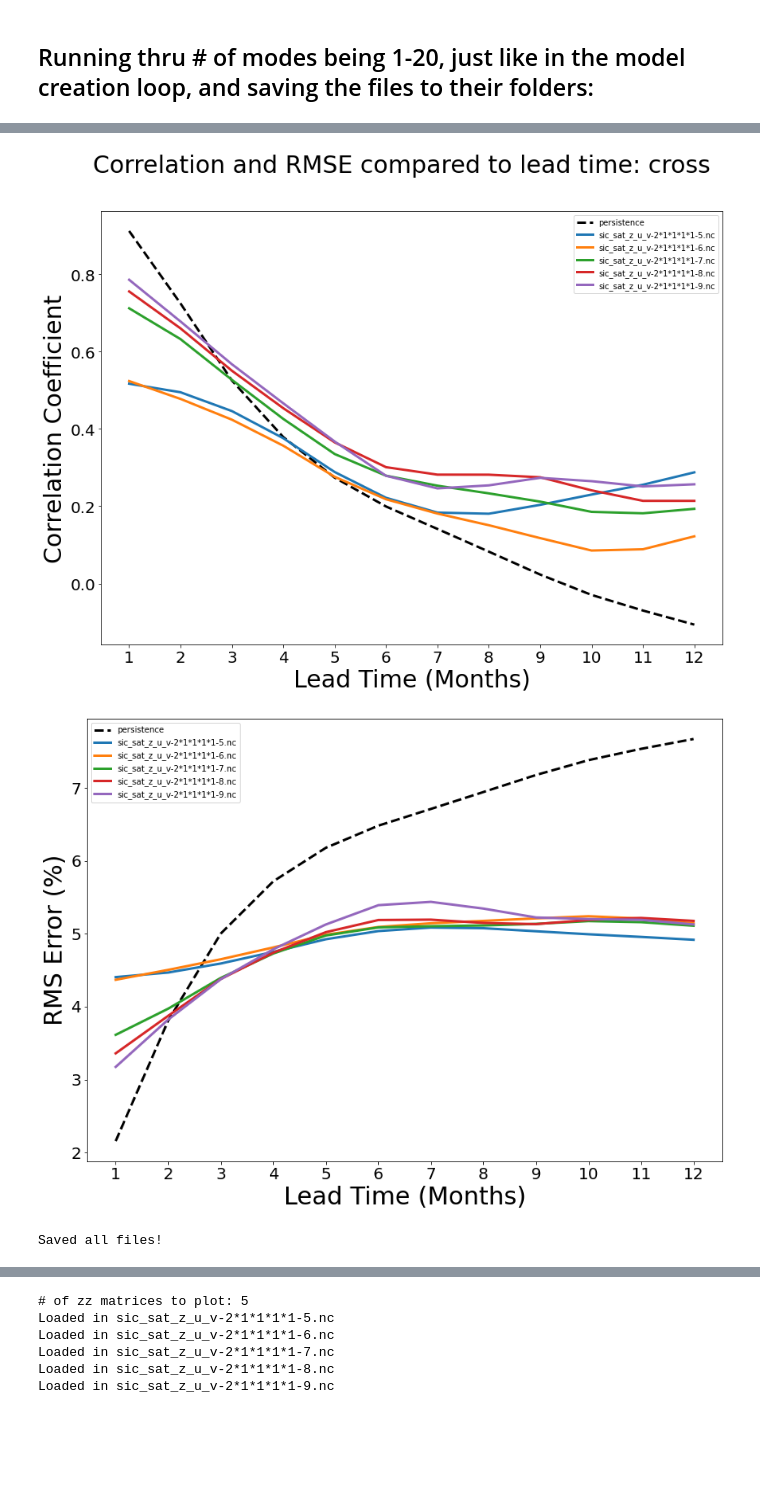
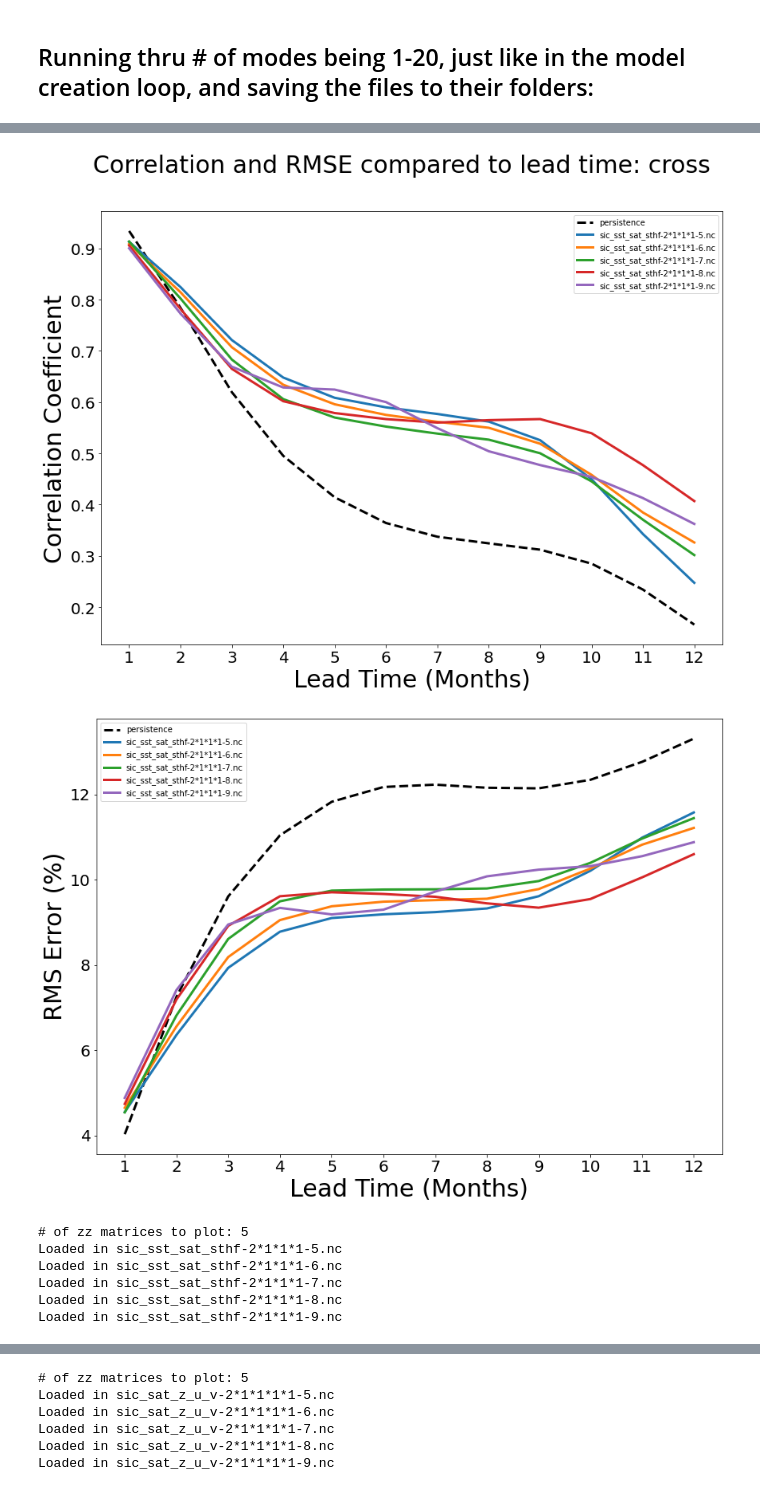
Before and after one commit to bernardw11/seaice_forecasts, a Jupyter notebook: remake_old_model/meof_hcast_cross_og.ipynb, the cells around one changed output, grey strips where cells are left out. Drawn from its saved outputs; the diff is of its cells as text; code cells hidden in the pictures; blank space fills up the shorter version.

```diff
--- a/remake_old_model/meof_hcast_cross_og.ipynb
+++ b/remake_old_model/meof_hcast_cross_og.ipynb
@@ -196,7 +196,7 @@ def setup_model(indices):
 ### HERE: Change the indices, corresponding to the variables you want to include in the model.
 # %%
 # reminder: var_names = ['sic', 'sst', 'sat', 'z', 'u', 'v', 'sthf']
-indices = [0, 2, 3, 4, 5] # our best one we think: 0, 1, 2, 6
+indices = [0, 1, 2, 6] # our best one we think: 0, 1, 2, 6
 #indices = [0, 1, 2]
 model_vars, model_wgts, f_name = setup_model(indices)
 nv = len(indices)
@@ -207,7 +207,7 @@ sic_sat_z_u_v-2*1*1*1*1
 ### Run the MEOF solver, and hindcast/cross validation model building fortran code.
 # %%
 # We think modes 9-12 are pretty good. Stick w 9 maybe, for final model.
-for modes in range(8,9):
+for modes in range(10,11):
     # Give the output a full file name in the format:
     # variables_separated_by_underscores - weights*separated*by*astericks - #ofmodes
     complete_fname = f_name+'-'+ str(modes) + '.nc'
@@ -371,6 +371,7 @@ Done!
 - Figure out how to show the colorbars well. Also, figure out vmin and vmax for the rest of the variables.
 # %%
 # I can't rly figure out how to scale each mode to the max real value it represents.
+pc = ccrs.PlateCarree()
 
 fig = plt.figure(figsize=(20,12))
 for mode in range(min(5,modes)):
@@ -421,23 +431,27 @@ mode_comparison = [f_name+'-'+str(i)+'.nc' for i in range(5, 10)]
 
 #Run the plots
 # CHANGE THE REGION HERE.
-ac, ar, pc, pr = leadtime_plot(matrix_type, mode_comparison, e3_region)
-region = 'e3_region'
 
+evaluation_regions = [dp1_region, dp2_region, e3_region, e4_region]
+evaluation_regions_names = ['dp1_region', 'dp2_region', 'e3_region', 'e4_region']
 
-# Save your correlation and rmse files
-os.chdir(f'/d6/bxw2101/o_model_files/{matrix_type}_analysis/')
-if not os.path.exists(region):
-    os.mkdir(region)
-os.chdir(f'/d6/bxw2101/o_model_files/{matrix_type}_analysis/{region}/')
-if not os.path.exists(f_name):
-    os.mkdir(f_name)
+for j in range(len(evaluation_regions)):
+    ac, ar, pc, pr = leadtime_plot(matrix_type, mode_comparison, evaluation_regions[j])
+    region = evaluation_regions_names[j]
 
-for i in range (len(mode_comparison)):
-    np.savetxt(f'/d6/bxw2101/o_model_files/{matrix_type}_analysis/{region}/{f_name}/{mode_comparison[i][:-3]}-corr.txt', ac[i], delimiter=',')
-    np.savetxt(f'/d6/bxw2101/o_model_files/{matrix_type}_analysis/{region}/{f_name}/{mode_comparison[i][:-3]}-rmse.txt', ar[i], delimiter=',')
-    np.savetxt(f'/d6/bxw2101/o_model_files/{matrix_type}_analysis/{region}/persistence-corr.txt', pc, delimiter=',')
-    np.savetxt(f'/d6/bxw2101/o_model_files/{matrix_type}_analysis/{region}/persistence-rmse.txt', pr, delimiter=',')
+    # Save your correlation and rmse files
+    os.chdir(f'/d6/bxw2101/o_model_files/{matrix_type}_analysis/')
+    if not os.path.exists(region):
+        os.mkdir(region)
+    os.chdir(f'/d6/bxw2101/o_model_files/{matrix_type}_analysis/{region}/')
+    if not os.path.exists(f_name):
+        os.mkdir(f_name)
+
+    for i in range (len(mode_comparison)):
+        np.savetxt(f'/d6/bxw2101/o_model_files/{matrix_type}_analysis/{region}/{f_name}/{mode_comparison[i][:-3]}-corr.txt', ac[i], delimiter=',')
+        np.savetxt(f'/d6/bxw2101/o_model_files/{matrix_type}_analysis/{region}/{f_name}/{mode_comparison[i][:-3]}-rmse.txt', ar[i], delimiter=',')
+        np.savetxt(f'/d6/bxw2101/o_model_files/{matrix_type}_analysis/{region}/persistence-corr.txt', pc, delimiter=',')
+        np.savetxt(f'/d6/bxw2101/o_model_files/{matrix_type}_analysis/{region}/persistence-rmse.txt', pr, delimiter=',')
 
 print('Saved all files!')
 # %% [output]
@@ -450,3 +464,8 @@ Loaded in sic_sat_z_u_v-2*1*1*1*1-9.nc
-[figure, old version]
+[figure, new version]
-[figure, old version]
+[figure, new version]
-Saved all files!
+# of zz matrices to plot: 5
+Loaded in sic_sst_sat_sthf-2*1*1*1-5.nc
+Loaded in sic_sst_sat_sthf-2*1*1*1-6.nc
+Loaded in sic_sst_sat_sthf-2*1*1*1-7.nc
+Loaded in sic_sst_sat_sthf-2*1*1*1-8.nc
+Loaded in sic_sst_sat_sthf-2*1*1*1-9.nc
```
Also changed, not shown: parts of 5 cells of this notebook, 6 other files.
